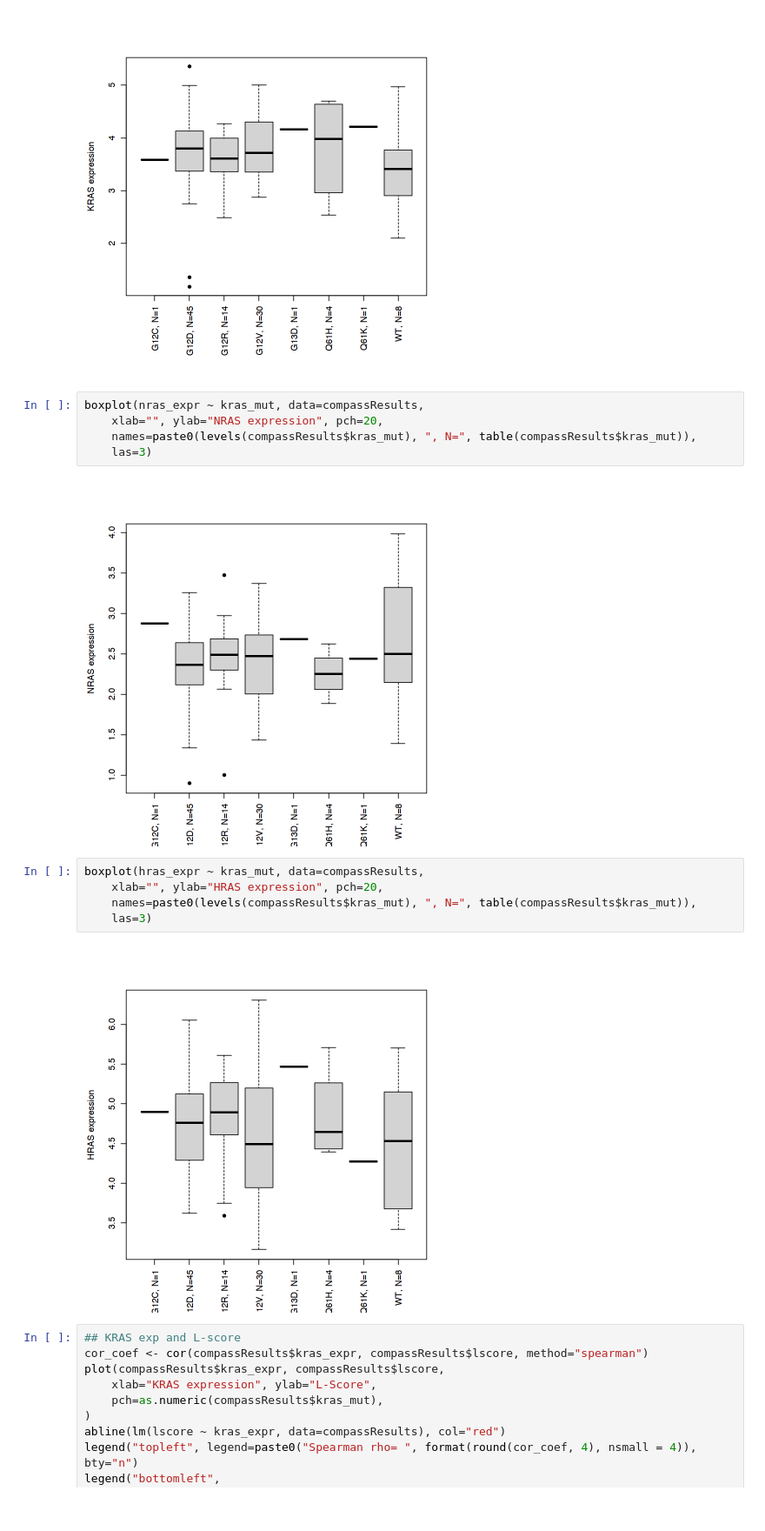
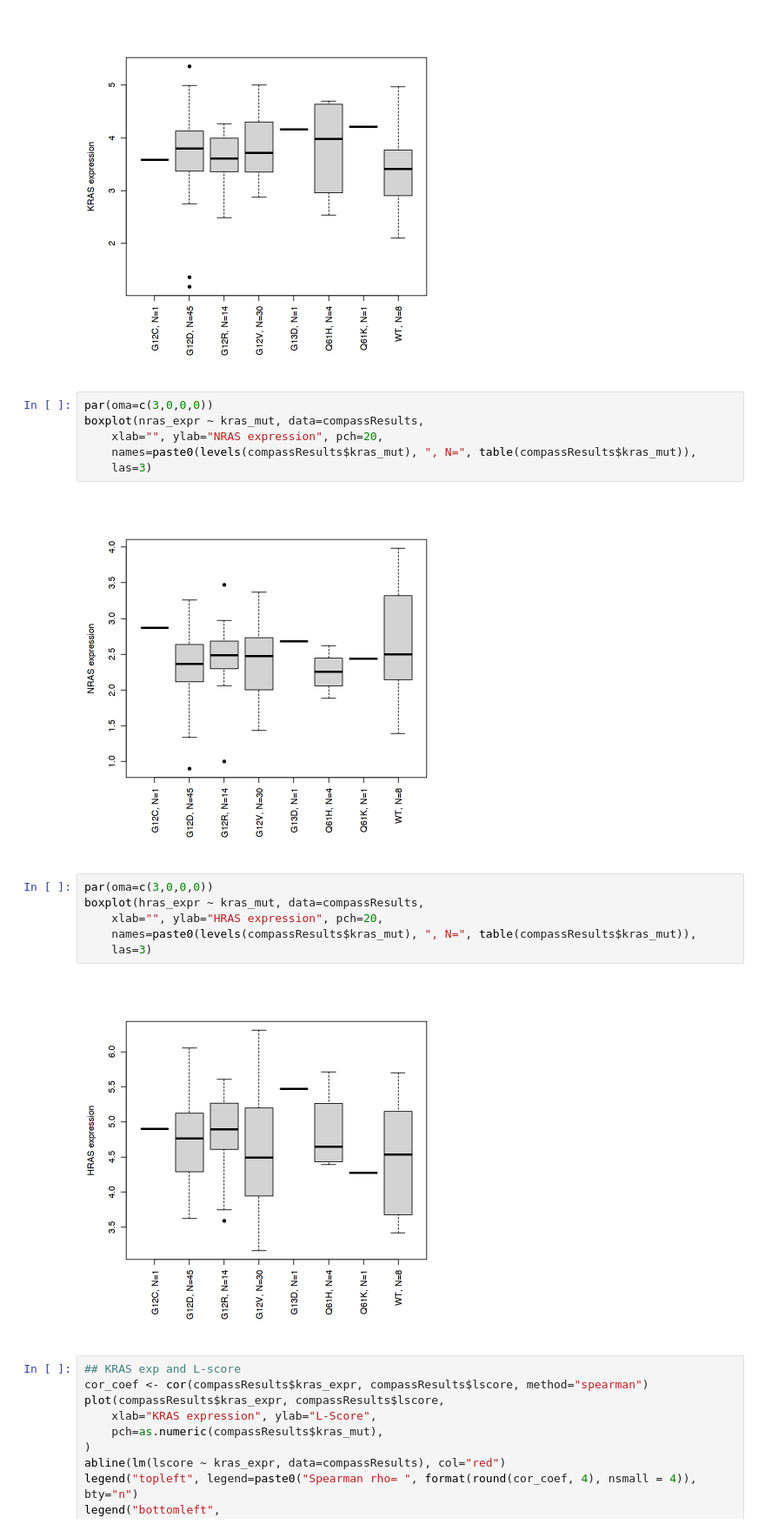
Before and after one commit to bhklab/RASDependencyScore, a Jupyter notebook: RASDSanalysis.ipynb, the cells around one changed output. Shown at 87% size. Drawn from its saved outputs; the diff is of its cells as text.

```diff
--- a/RASDSanalysis.ipynb
+++ b/RASDSanalysis.ipynb
@@ -397,19 +396,21 @@ boxplot(kras_expr ~ kras_mut, data=compassResults,
 # %% [output]
 [figure]
 # %%
+par(oma=c(3,0,0,0))
 boxplot(nras_expr ~ kras_mut, data=compassResults,
     xlab="", ylab="NRAS expression", pch=20,
     names=paste0(levels(compassResults$kras_mut), ", N=", table(compassResults$kras_mut)),
     las=3)
 # %% [output]
-[figure, old version]
+[figure, new version]
 # %%
+par(oma=c(3,0,0,0))
 boxplot(hras_expr ~ kras_mut, data=compassResults,
     xlab="", ylab="HRAS expression", pch=20,
     names=paste0(levels(compassResults$kras_mut), ", N=", table(compassResults$kras_mut)),
     las=3)
 # %% [output]
-[figure, old version]
+[figure, new version]
 # %%
 ## KRAS exp and L-score
 cor_coef <- cor(compassResults$kras_expr, compassResults$lscore, method="spearman")
```
Also changed, not shown: parts of 5 cells of this notebook, 2 other files.
